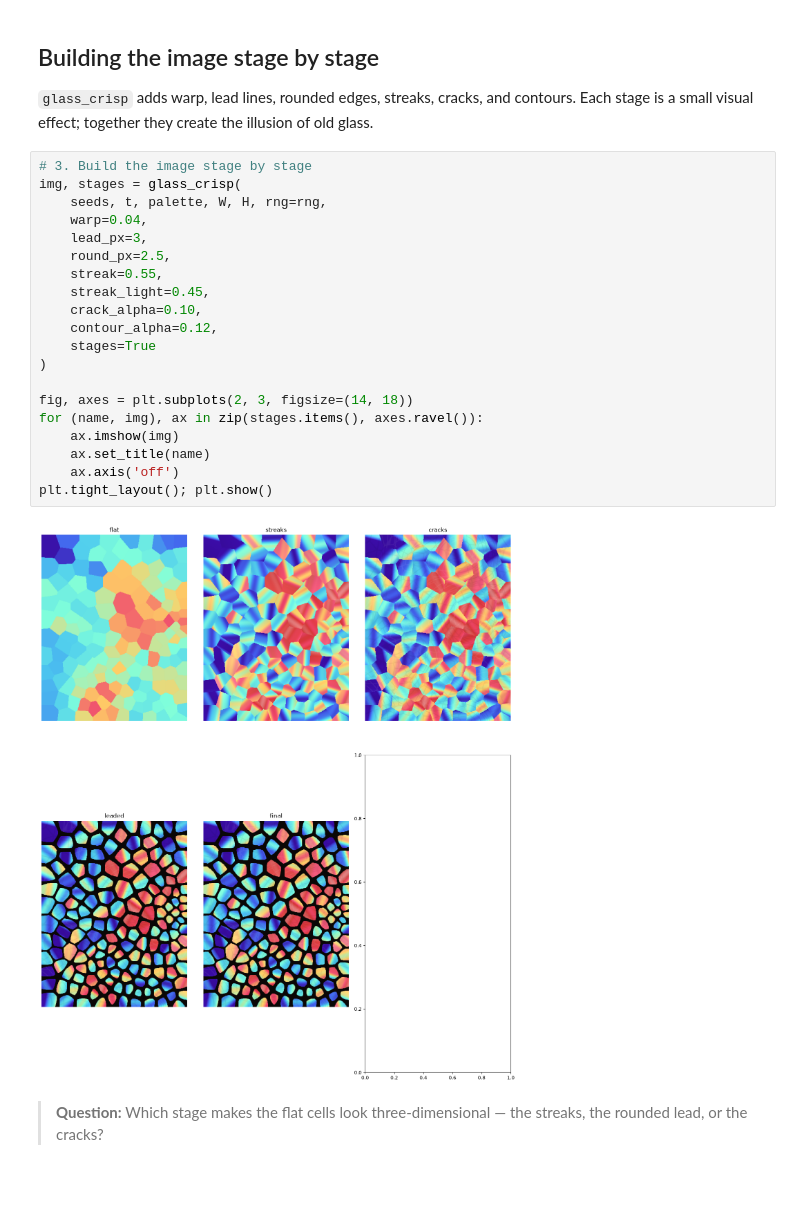
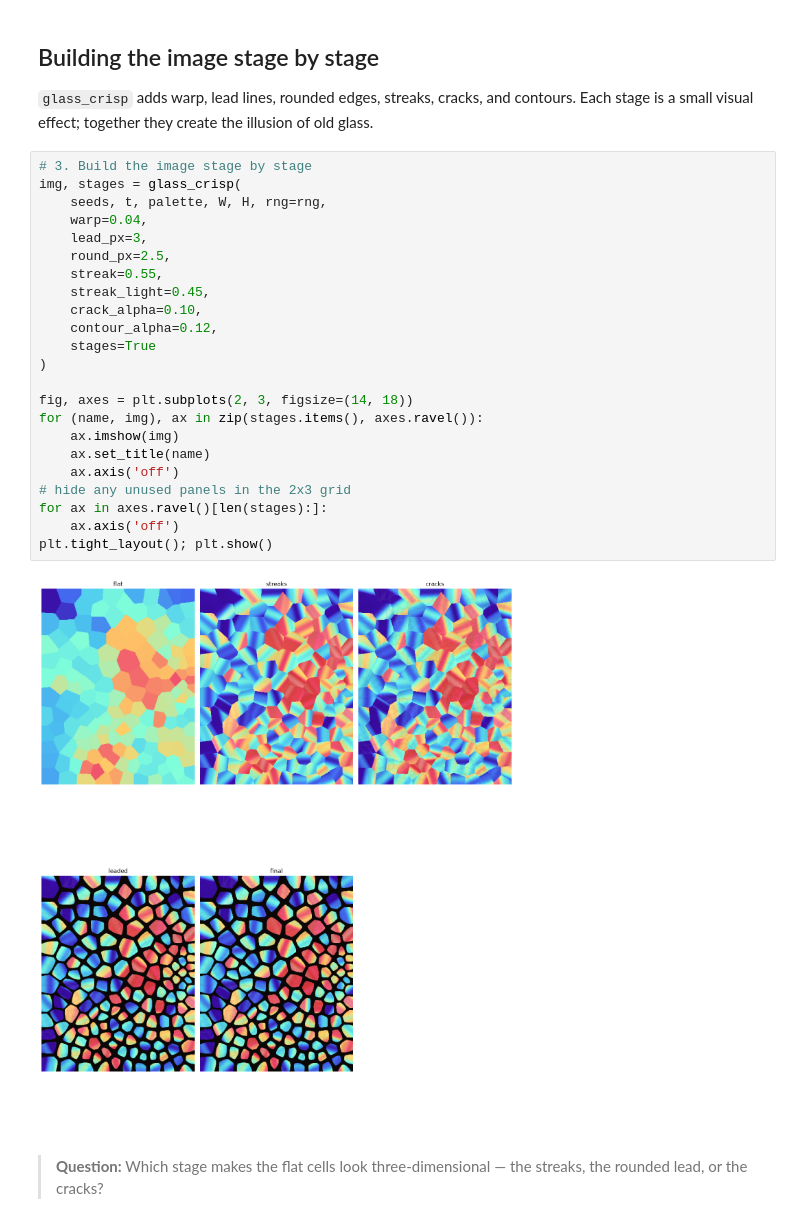
Before and after one commit to imanmossavat/math_vis, a Jupyter notebook: notebooks/demo_stained_glass_crisp.ipynb, the cells around one changed output. Saved outputs shown, nothing was run; the diff lists cells and outputs as text; blank space fills up the shorter version.

Commit message:
Hide unused axes in stained-glass stage-by-stage panel

```diff
--- a/notebooks/demo_stained_glass_crisp.ipynb
+++ b/notebooks/demo_stained_glass_crisp.ipynb
@@ -66,25 +66,28 @@ plt.tight_layout(); plt.show()
 # %%
 # 3. Build the image stage by stage
 img, stages = glass_crisp(
     seeds, t, palette, W, H, rng=rng,
     warp=0.04,
     lead_px=3,
     round_px=2.5,
     streak=0.55,
     streak_light=0.45,
     crack_alpha=0.10,
     contour_alpha=0.12,
     stages=True
 )
 
 fig, axes = plt.subplots(2, 3, figsize=(14, 18))
 for (name, img), ax in zip(stages.items(), axes.ravel()):
     ax.imshow(img)
     ax.set_title(name)
     ax.axis('off')
+# hide any unused panels in the 2x3 grid
+for ax in axes.ravel()[len(stages):]:
+    ax.axis('off')
 plt.tight_layout(); plt.show()
 # %% [output]
-[figure, old version]
+[figure, new version]
 # %% [markdown]
 > **Question:** Which stage makes the flat cells look three-dimensional — the streaks, the rounded lead, or the cracks?
 # %% [markdown]
```
